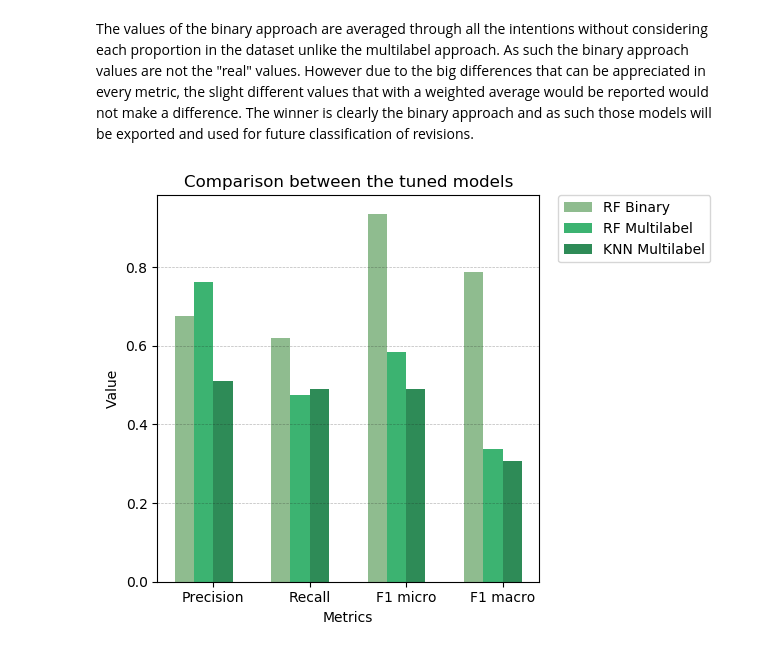
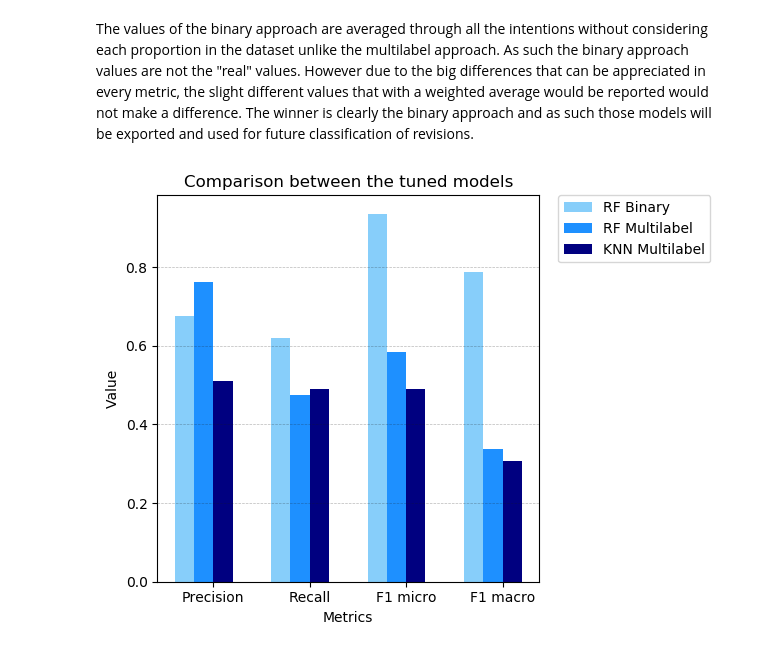
Before and after one commit to FRYoussef/TFG_Wiki, a Jupyter notebook: scripts/model_generation.ipynb, the cells around one changed output. Drawn from its saved outputs; the diff is of its cells as text; code cells hidden in the pictures.

Commit message:
changed color graphs

```diff
--- a/scripts/model_generation.ipynb
+++ b/scripts/model_generation.ipynb
@@ -1333,26 +1333,26 @@ The values of the binary approach are averaged through all the intentions withou
 # %%
 length = len(conclusion)
 x_labels = ['Precision', 'Recall', 'F1 micro', 'F1 macro']
 #['RF Binary', 'RF Multilabel', 'KNN Multilabel']
 # Set plot parameters
 fig, ax = plt.subplots()
 width = 0.2 # width of bar
 x = np.arange(length)
 
-ax.bar(x, conclusion.iloc[:,0], width, color='#8FBC8F', label='RF Binary')
-ax.bar(x + width, conclusion.iloc[:,1], width, color='#3CB371', label='RF Multilabel')
-ax.bar(x + (2 * width), conclusion.iloc[:,2], width, color='#2E8B57', label='KNN Multilabel')
+ax.bar(x, conclusion.iloc[:,0], width, color='#87CEFA', label='RF Binary')
+ax.bar(x + width, conclusion.iloc[:,1], width, color='#1E90FF', label='RF Multilabel')
+ax.bar(x + (2 * width), conclusion.iloc[:,2], width, color='#000080', label='KNN Multilabel')
 
 ax.set_ylabel('Value')
 
 ax.set_xticks(x + width + width/2)
 ax.set_xticklabels(x_labels)
 ax.set_xlabel('Metrics')
 ax.set_title('Comparison between the tuned models')
 ax.legend(bbox_to_anchor=(1.05, 1), loc=2, borderaxespad=0.)
 plt.grid(True, 'major', 'y', ls='--', lw=.5, c='k', alpha=.3)
 
 fig.tight_layout()
 plt.show()
 # %% [output]
-[figure, old version]
+[figure, new version]
```
